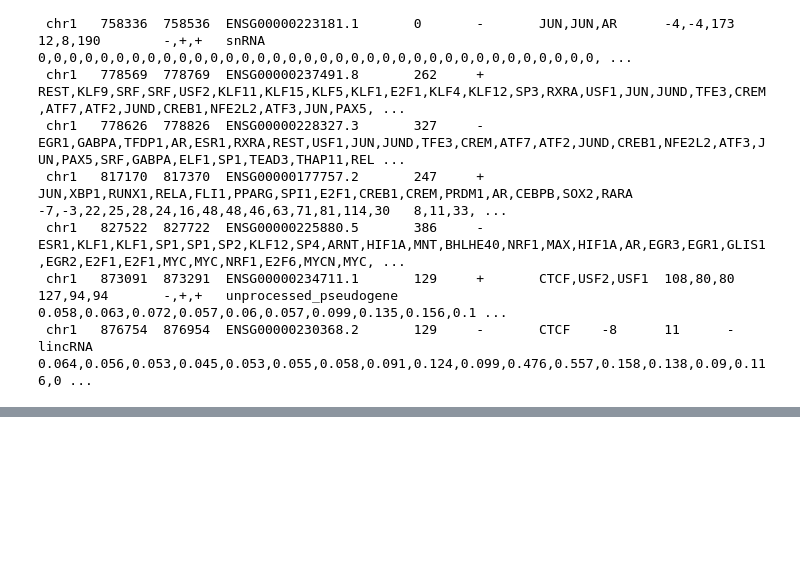
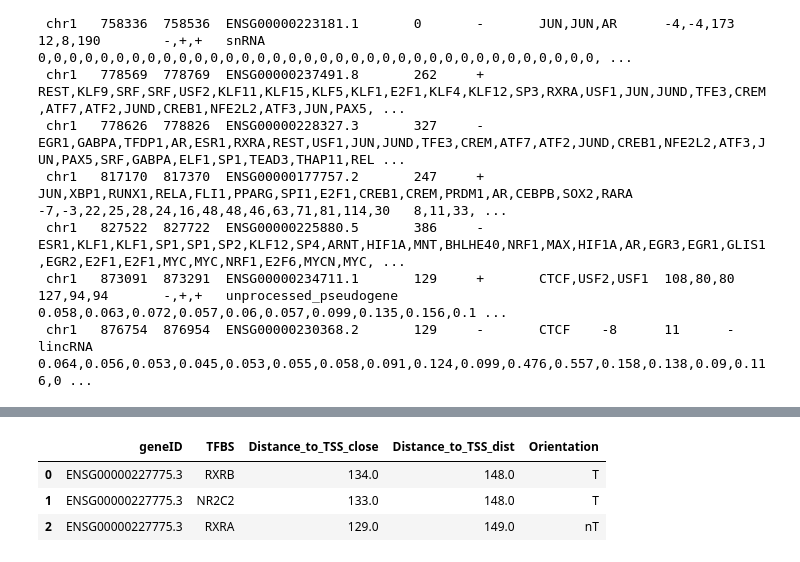
Before and after one commit to JulianMeigen/Bachelor, a Jupyter notebook: 4_Processing_TFBS_Combinations/TFBS_Combinations.ipynb, the cells around one changed output, grey strips where cells are left out. Cells and saved outputs as stored; diff of their text form; code cells hidden in the pictures; blank space fills up the shorter version.

Commit message:
df for adressing tfbs informations

```diff
--- a/4_Processing_TFBS_Combinations/TFBS_Combinations.ipynb
+++ b/4_Processing_TFBS_Combinations/TFBS_Combinations.ipynb
@@ -128,0 +103,3 @@ KeyError: 'A'
+# %%
+tfbs_lst = ["SMAD3", "ATF2"]
+atf_smad_BedTool = data.filter(func_for_tfbs_subset, tfbs_lst).saveas()
@@ -128,0 +159,18 @@ KeyError: 'A'
+# %%
+def get_information_for_singel_tfbs_set(BedTool_Interval):
+    """
+    Function that is splitting the infomration about the TFBS, such as TSS-distance and strand oriantation and saving it in a Dataframe.
+    """
+    # Splitting infomration into numpy arrays
+    tfbs_arr = np.array(BedTool_Interval.fields[6].split(","))
+    tfbs_close_tss_arr = np.array(BedTool_Interval.fields[7].split(","), dtype="int")
+    tfbs_dist_tss_arr = np.array(BedTool_Interval.fields[8].split(","), dtype="int")
+
+    # Get information if tfbs is on same strand as gene or not (True, False)
+    tfbs_strand = np.array(BedTool_Interval.fields[9].split(","))
+    tfbs_strand_orientation = np.array(["nT" if i==BedTool_Interval.fields[5] else "T" for i in tfbs_strand])
+
+    # Generate a numpy array, that contains the GeneID, necessary for additional functions
+    geneID = np.array([BedTool_Interval.fields[3] for i in range(len(tfbs_arr))])
+
+    return geneID, tfbs_arr, tfbs_close_tss_arr, tfbs_dist_tss_arr, tfbs_strand_orientation
@@ -128,0 +195,27 @@ KeyError: 'A'
+# %%
+def expand_tfbs_information_to_df(BedTool):
+    geneID_all = np.array([])
+    tfbs_all = np.array([])
+    tfbs_close_tss_all = np.array([])
+    tfbs_dist_tss_all = np.array([])
+    tfbs_orientation_all = np.array([])
+
+    for BedTool_Interval in BedTool:
+        geneID, tfbs_arr, tfbs_close_tss_arr, tfbs_dist_tss_arr, tfbs_orientation = get_information_for_singel_tfbs_set(BedTool_Interval)
+        geneID_all = np.append(geneID_all, geneID)
+        tfbs_all = np.append(tfbs_all, tfbs_arr)
+        tfbs_close_tss_all = np.append(tfbs_close_tss_all, tfbs_close_tss_arr)
+        tfbs_dist_tss_all = np.append(tfbs_dist_tss_all, tfbs_dist_tss_arr)
+        tfbs_orientation_all = np.append(tfbs_orientation_all, tfbs_orientation)
+
+
+    return pd.DataFrame({"geneID":geneID_all, "TFBS": tfbs_all, "Distance_to_TSS_close":tfbs_close_tss_all, "Distance_to_TSS_dist":tfbs_dist_tss_all, "Orientation": tfbs_orientation_all})
+# %%
+df_atf_smad = expand_tfbs_information_to_df(atf_smad_BedTool)
+# %%
+df_atf_smad.head(3)
+# %% [output]
+|  | geneID | TFBS | Distance_to_TSS_close | Distance_to_TSS_dist | Orientation |
+| 0 | ENSG00000227775.3 | RXRB | 134.0 | 148.0 | T |
+| 1 | ENSG00000227775.3 | NR2C2 | 133.0 | 148.0 | T |
+| 2 | ENSG00000227775.3 | RXRA | 129.0 | 149.0 | nT |
```
Also changed, not shown: parts of 16 cells of this notebook, 1 other file.
